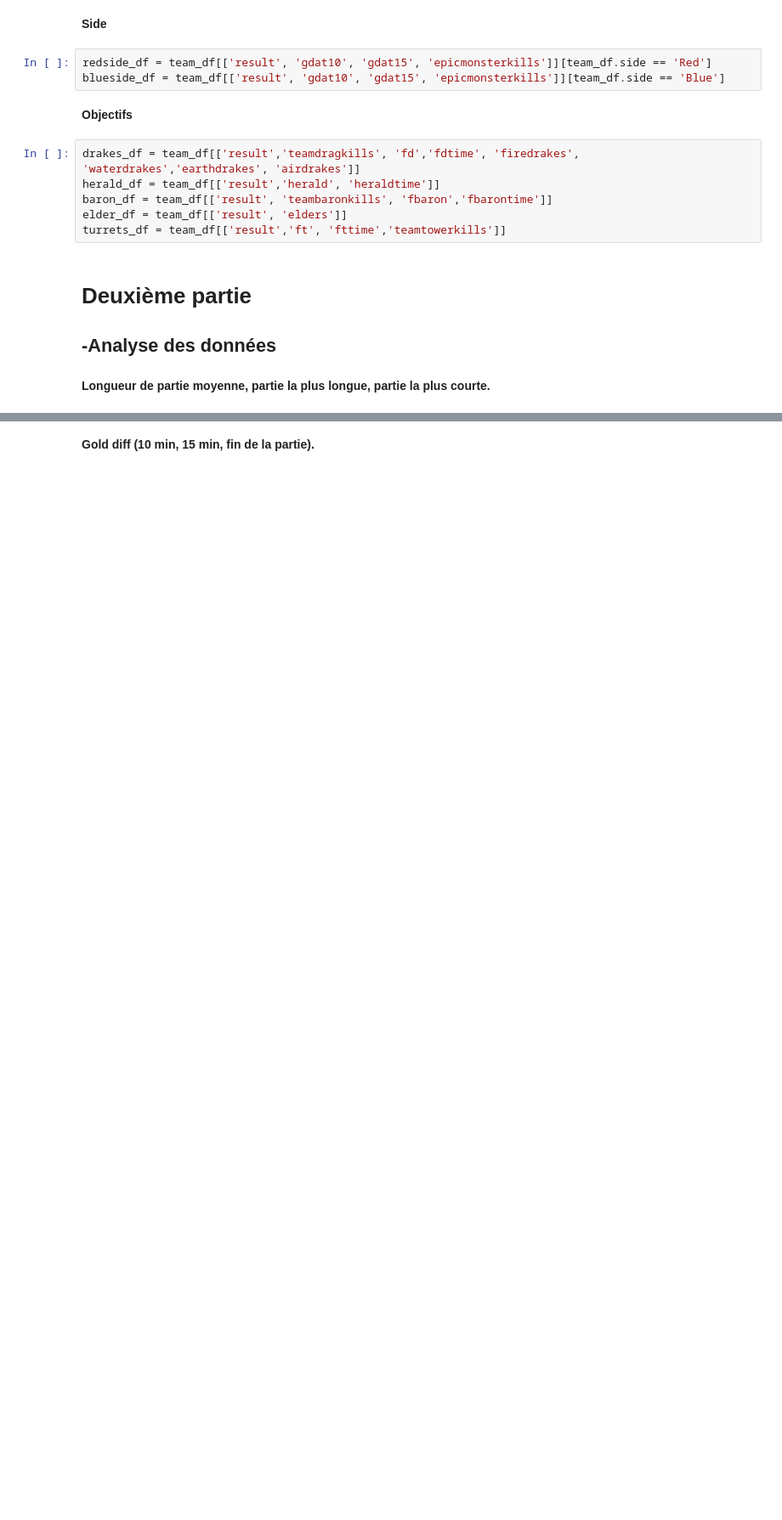
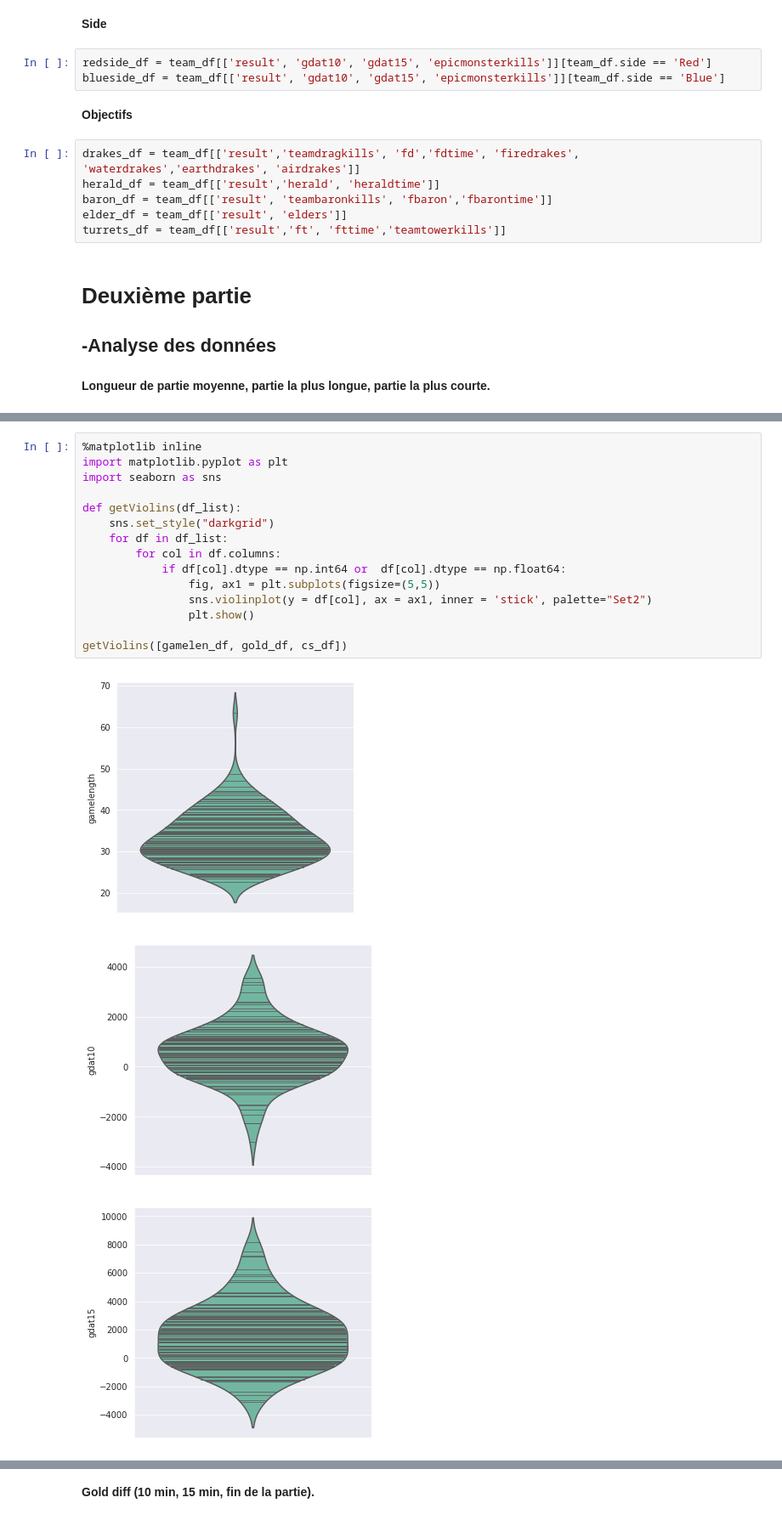
Before and after one commit to rdo-nasc/projet_perso, a Jupyter notebook: data_prep.ipynb, the cells around one changed output, grey strips where cells are left out. Shown: that part at 85% size. Cells and saved outputs as stored; diff of their text form; blank space fills up the shorter version.

```diff
--- a/data_prep.ipynb
+++ b/data_prep.ipynb
@@ -68,0 +117,19 @@ la partie la plus longue et la plus courte ont duré respectivement de 63 et 23
+# %%
+%matplotlib inline
+import matplotlib.pyplot as plt
+import seaborn as sns
+
+def getViolins(df_list):
+    sns.set_style("darkgrid")
+    for df in df_list:
+        for col in df.columns:
+            if df[col].dtype == np.int64 or  df[col].dtype == np.float64:
+                fig, ax1 = plt.subplots(figsize=(5,5))
+                sns.violinplot(y = df[col], ax = ax1, inner = 'stick', palette="Set2")
+                plt.show()
+
+getViolins([gamelen_df, gold_df, cs_df])
+# %% [output]
+[figure, added]
+[figure, added]
+[figure, added]
```
Also changed, not shown: parts of 9 cells of this notebook, 3 other files.
